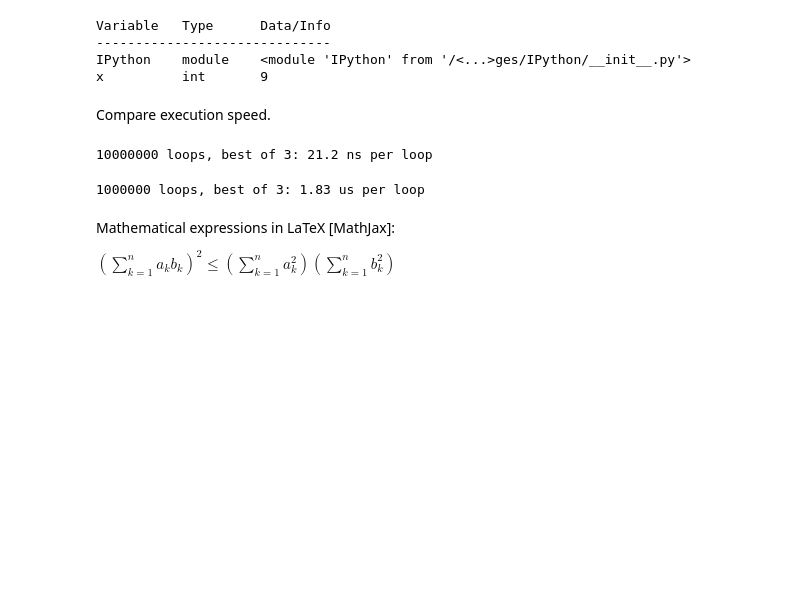
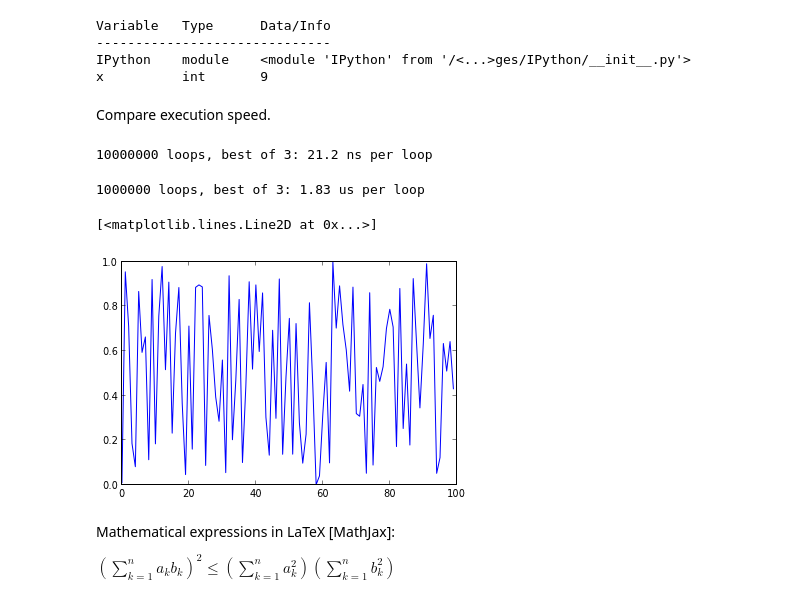
Before and after one commit to donigian/Data-Analysis-with-Python, a Jupyter notebook: IPython Intro.ipynb, the cells around one changed output. Cells and saved outputs as stored; diff of their text form; code cells hidden in the pictures; blank space fills up the shorter version.

```diff
--- a/IPython Intro.ipynb
+++ b/IPython Intro.ipynb
@@ -97,6 +160,12 @@ timeit 100 ** 100
 timeit pow(100, 100)
 # %% [output]
 1000000 loops, best of 3: 1.83 us per loop
+# %%
+import pandas as pd
+plot(rand(100))
+# %% [output]
+[<matplotlib.lines.Line2D at 0x...>]
+[figure, added]
 # %% [markdown]
 Mathematical expressions in LaTeX [MathJax]:
 
```
Also changed, not shown: parts of 5 cells of this notebook, 6 other files.
